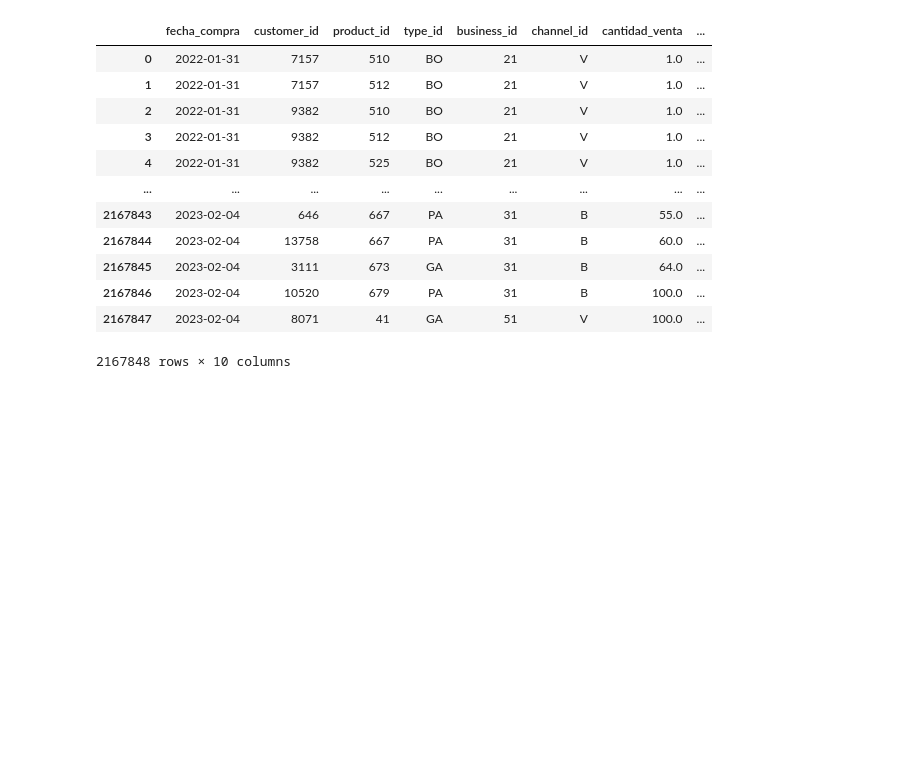
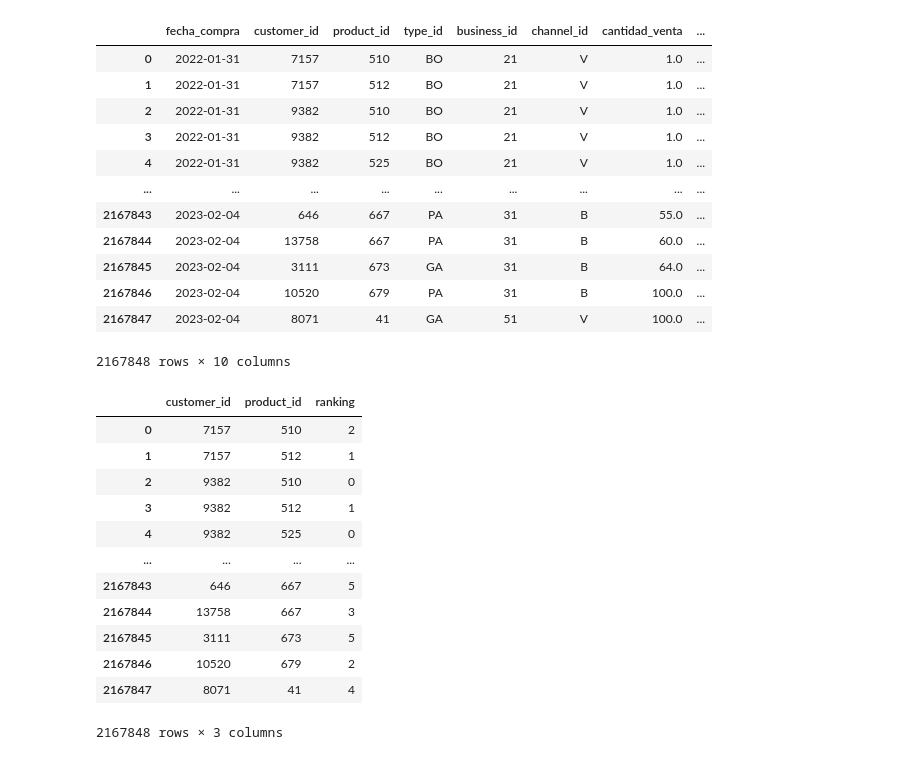
Before and after one commit to davidsosaolea/sistemas_de_remonedacion, a Jupyter notebook: note.ipynb, the cells around one changed output. Saved outputs shown, nothing was run; the diff lists cells and outputs as text; code cells hidden in the pictures; blank space fills up the shorter version.

```diff
--- a/note.ipynb
+++ b/note.ipynb
@@ -374,3 +374,22 @@ import pandas as pd
 from surprise import Dataset, Reader, KNNBasic
 from surprise.model_selection import train_test_split
 from surprise import accuracy
+# %%
+columnas_deseadas = ['customer_id', 'product_id', 'ranking']
+df_com = df_ranking[columnas_deseadas].copy()
+# %%
+df_com
+# %% [output]
+|  | customer_id | product_id | ranking |
+| 0 | 7157 | 510 | 2 |
+| 1 | 7157 | 512 | 1 |
+| 2 | 9382 | 510 | 0 |
+| 3 | 9382 | 512 | 1 |
+| 4 | 9382 | 525 | 0 |
+| ... | ... | ... | ... |
+| 2167843 | 646 | 667 | 5 |
+| 2167844 | 13758 | 667 | 3 |
+| 2167845 | 3111 | 673 | 5 |
+| 2167846 | 10520 | 679 | 2 |
+| 2167847 | 8071 | 41 | 4 |
+2167848 rows × 3 columns
```
Also changed, not shown: parts of 6 cells of this notebook.
